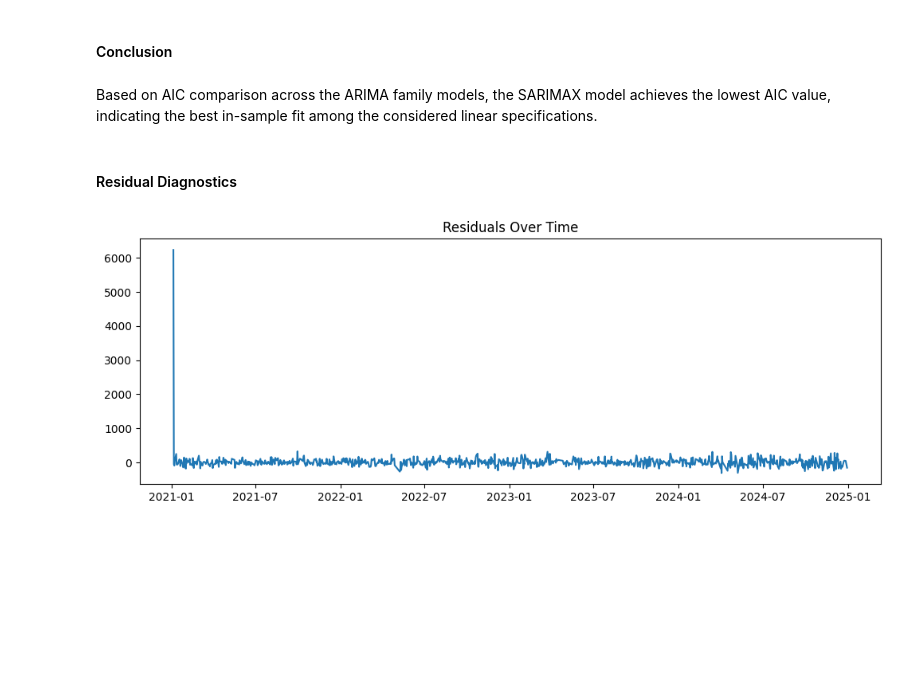
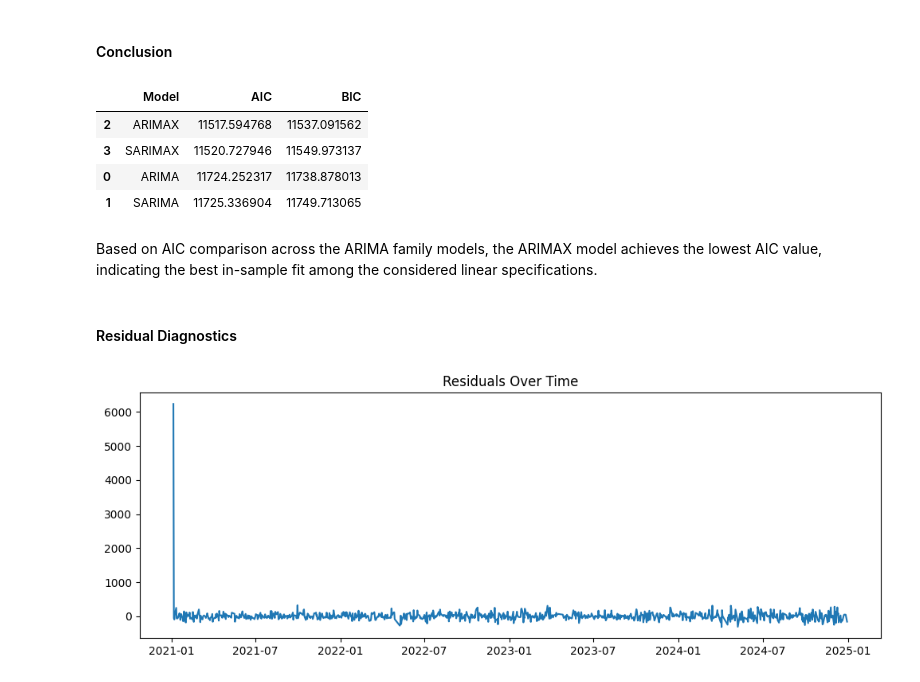
Before and after one commit to billycemerson/quantitative-finance-project, a Jupyter notebook: 02_traditional_ts/arima_family.ipynb, the cells around one changed output. Saved outputs shown, nothing was run; the diff lists cells and outputs as text; code cells hidden in the pictures; blank space fills up the shorter version.

```diff
--- a/02_traditional_ts/arima_family.ipynb
+++ b/02_traditional_ts/arima_family.ipynb
@@ -335,8 +335,32 @@ Warnings:
 [1] Covariance matrix calculated using the outer product of gradients (complex-step).
 # %% [markdown]
 #### Conclusion
+# %%
+comparison_df = pd.DataFrame({
+    "Model": ["ARIMA", "SARIMA", "ARIMAX", "SARIMAX"],
+    "AIC": [
+        arima_result.aic,
+        sarima_result.aic,
+        arimax_result.aic,
+        sarimax_result.aic
+    ],
+    "BIC": [
+        arima_result.bic,
+        sarima_result.bic,
+        arimax_result.bic,
+        sarimax_result.bic
+    ]
+})
+# %%
+comparison_df.sort_values("AIC")
+# %% [output]
+|  | Model | AIC | BIC |
+| 2 | ARIMAX | 11517.594768 | 11537.091562 |
+| 3 | SARIMAX | 11520.727946 | 11549.973137 |
+| 0 | ARIMA | 11724.252317 | 11738.878013 |
+| 1 | SARIMA | 11725.336904 | 11749.713065 |
 # %% [markdown]
-Based on AIC comparison across the ARIMA family models, the SARIMAX model achieves the lowest AIC value, indicating the best in-sample fit among the considered linear specifications.
+Based on AIC comparison across the ARIMA family models, the ARIMAX model achieves the lowest AIC value, indicating the best in-sample fit among the considered linear specifications.
 # %% [markdown]
 #### Residual Diagnostics
 # %%
```
Also changed, not shown: parts of 23 cells of this notebook.
